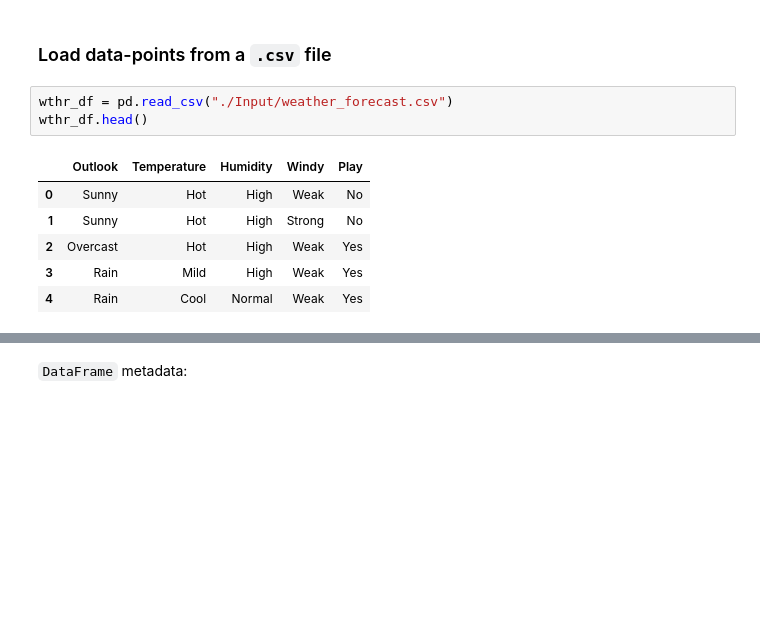
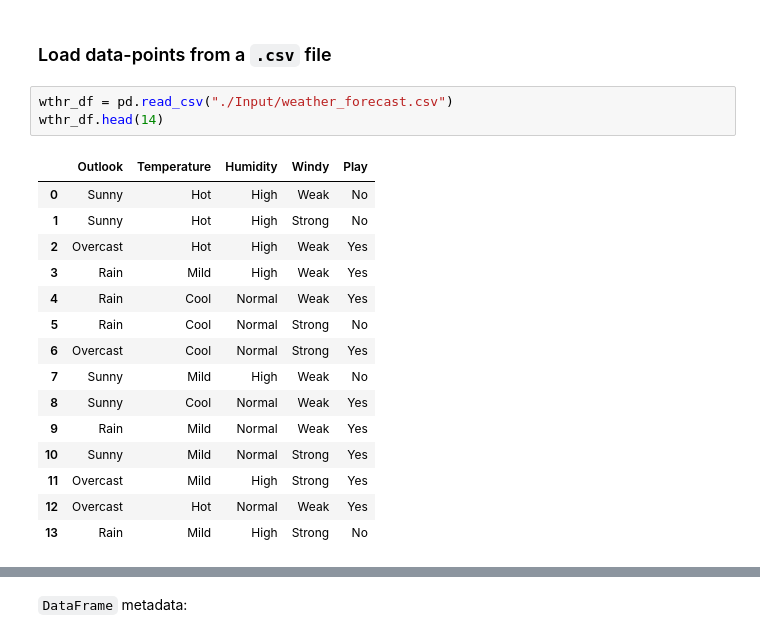
Before and after one commit to DheemanthBhat/ML-Concepts, a Jupyter notebook: 4. Naive Bayes/Naive Bayes.ipynb, the cells around one changed output, grey strips where cells are left out. Cells and saved outputs as stored; diff of their text form; blank space fills up the shorter version.

```diff
--- a/4. Naive Bayes/Naive Bayes.ipynb
+++ b/4. Naive Bayes/Naive Bayes.ipynb
@@ -101,14 +101,23 @@ def title(title_str, padding=[1, 1], line_style="="):
 ### Load data-points from a `.csv` file
 # %%
 wthr_df = pd.read_csv("./Input/weather_forecast.csv")
-wthr_df.head()
+wthr_df.head(14)
 # %% [output]
 |  | Outlook | Temperature | Humidity | Windy | Play |
 | 0 | Sunny | Hot | High | Weak | No |
 | 1 | Sunny | Hot | High | Strong | No |
 | 2 | Overcast | Hot | High | Weak | Yes |
 | 3 | Rain | Mild | High | Weak | Yes |
 | 4 | Rain | Cool | Normal | Weak | Yes |
+| 5 | Rain | Cool | Normal | Strong | No |
+| 6 | Overcast | Cool | Normal | Strong | Yes |
+| 7 | Sunny | Mild | High | Weak | No |
+| 8 | Sunny | Cool | Normal | Weak | Yes |
+| 9 | Rain | Mild | Normal | Weak | Yes |
+| 10 | Sunny | Mild | Normal | Strong | Yes |
+| 11 | Overcast | Mild | High | Strong | Yes |
+| 12 | Overcast | Hot | Normal | Weak | Yes |
+| 13 | Rain | Mild | High | Strong | No |
 [interactive output not drawn]
 # %% [markdown]
 `DataFrame` metadata:
```
Also changed, not shown: parts of 9 cells of this notebook.
